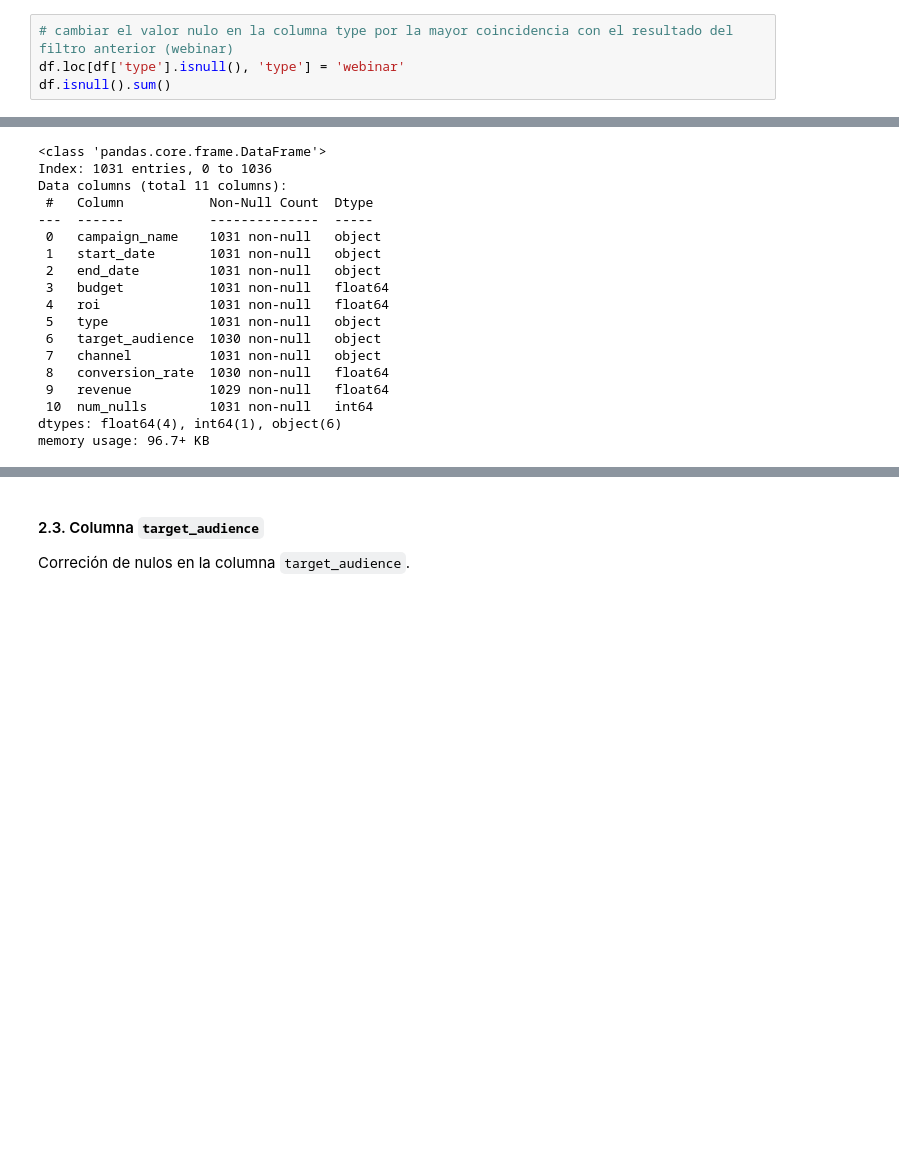
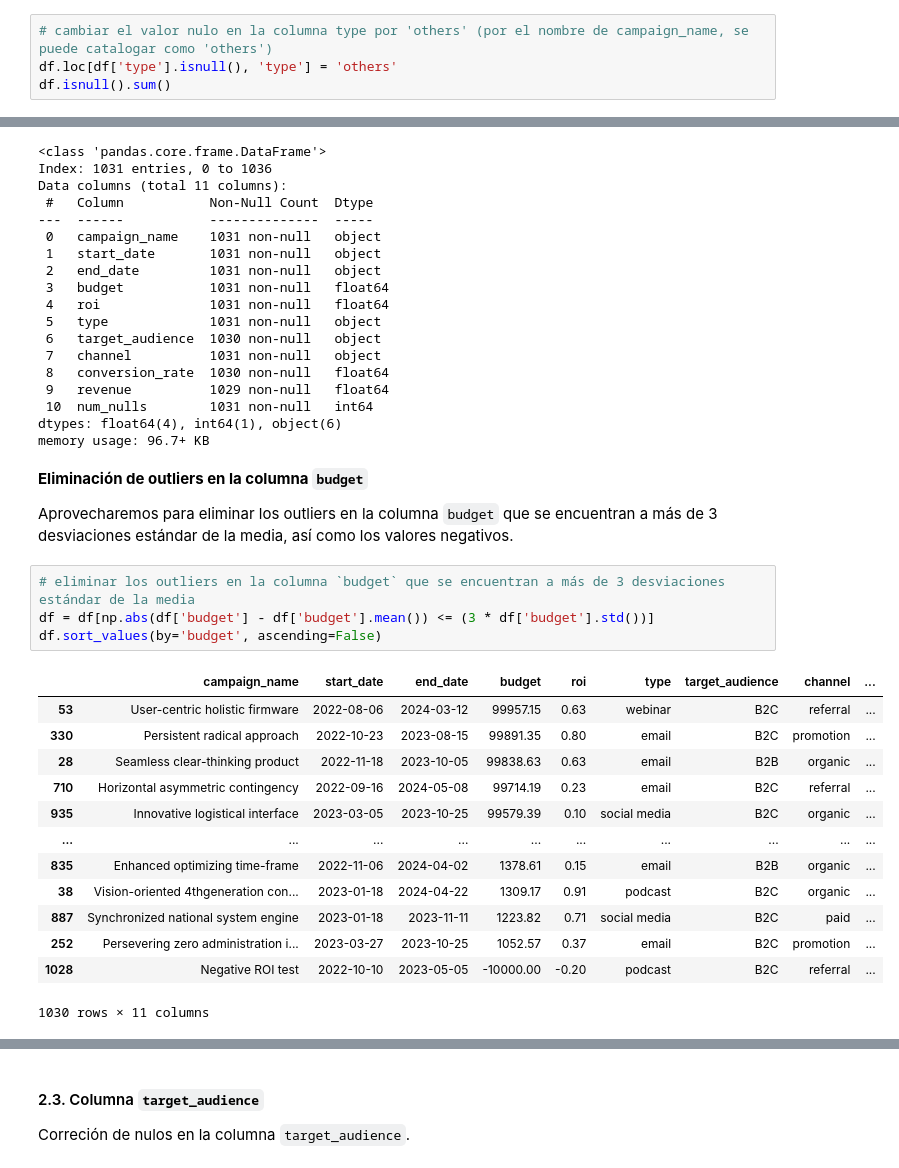
Before and after one commit to PabloBdL/Marketing, a Jupyter notebook: notebooks/01_preprocessing.ipynb, the cells around one changed output, grey strips where cells are left out. Cells and saved outputs as stored; diff of their text form; blank space fills up the shorter version.

```diff
--- a/notebooks/01_preprocessing.ipynb
+++ b/notebooks/01_preprocessing.ipynb
@@ -268,8 +270,8 @@ social media    23
 webinar         39
 dtype: int64
 # %%
-# cambiar el valor nulo en la columna type por la mayor coincidencia con el resultado del filtro anterior (webinar)
-df.loc[df['type'].isnull(), 'type'] = 'webinar'
+# cambiar el valor nulo en la columna type por 'others' (por el nombre de campaign_name, se puede catalogar como 'others')
+df.loc[df['type'].isnull(), 'type'] = 'others'
 df.isnull().sum()
 # %% [output]
 campaign_name      0
@@ -373,3 +363,25 @@ Data columns (total 11 columns):
  10  num_nulls        1031 non-null   int64
 dtypes: float64(4), int64(1), object(6)
 memory usage: 96.7+ KB
+# %% [markdown]
+**Eliminación de outliers en la columna `budget`**
+
+Aprovecharemos para eliminar los outliers en la columna `budget` que se encuentran a más de 3 desviaciones estándar de la media, así como los valores negativos.
+# %%
+# eliminar los outliers en la columna `budget` que se encuentran a más de 3 desviaciones estándar de la media
+df = df[np.abs(df['budget'] - df['budget'].mean()) <= (3 * df['budget'].std())]
+df.sort_values(by='budget', ascending=False)
+# %% [output]
+|  | campaign_name | start_date | end_date | budget | roi | type | target_audience | channel | ... |
+| 53 | User-centric holistic firmware | 2022-08-06 | 2024-03-12 | 99957.15 | 0.63 | webinar | B2C | referral | ... |
+| 330 | Persistent radical approach | 2022-10-23 | 2023-08-15 | 99891.35 | 0.80 | email | B2C | promotion | ... |
+| 28 | Seamless clear-thinking product | 2022-11-18 | 2023-10-05 | 99838.63 | 0.63 | email | B2B | organic | ... |
+| 710 | Horizontal asymmetric contingency | 2022-09-16 | 2024-05-08 | 99714.19 | 0.23 | email | B2C | referral | ... |
+| 935 | Innovative logistical interface | 2023-03-05 | 2023-10-25 | 99579.39 | 0.10 | social media | B2C | organic | ... |
+| ... | ... | ... | ... | ... | ... | ... | ... | ... | ... |
+| 835 | Enhanced optimizing time-frame | 2022-11-06 | 2024-04-02 | 1378.61 | 0.15 | email | B2B | organic | ... |
+| 38 | Vision-oriented 4thgeneration con... | 2023-01-18 | 2024-04-22 | 1309.17 | 0.91 | podcast | B2C | organic | ... |
+| 887 | Synchronized national system engine | 2023-01-18 | 2023-11-11 | 1223.82 | 0.71 | social media | B2C | paid | ... |
+| 252 | Persevering zero administration i... | 2023-03-27 | 2023-10-25 | 1052.57 | 0.37 | email | B2C | promotion | ... |
+| 1028 | Negative ROI test | 2022-10-10 | 2023-05-05 | -10000.00 | -0.20 | podcast | B2C | referral | ... |
+1030 rows × 11 columns
```
Also changed, not shown: parts of 33 cells of this notebook.
